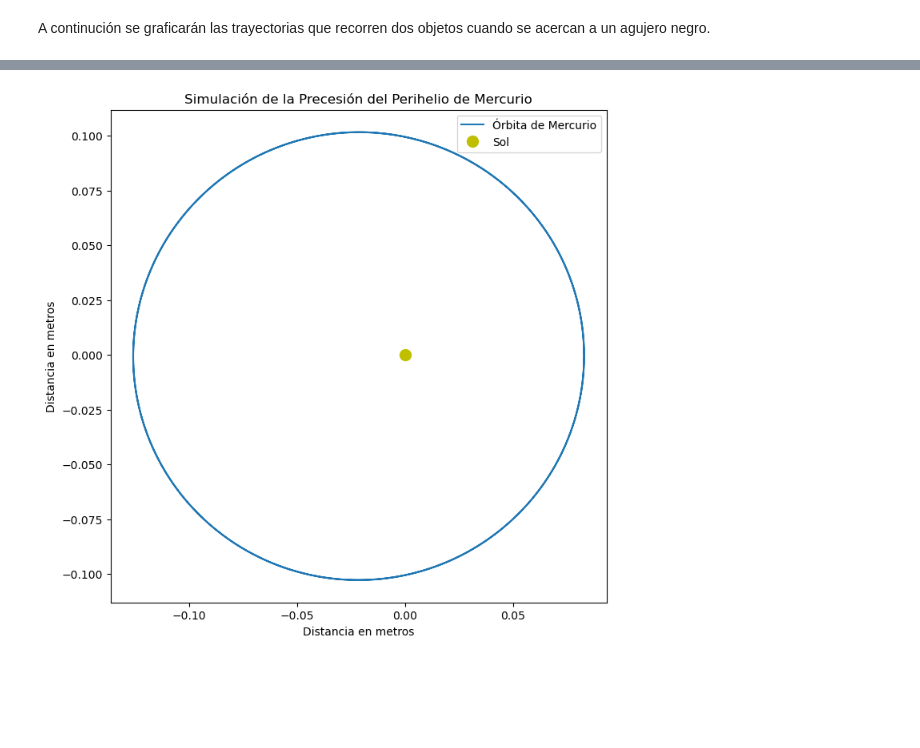
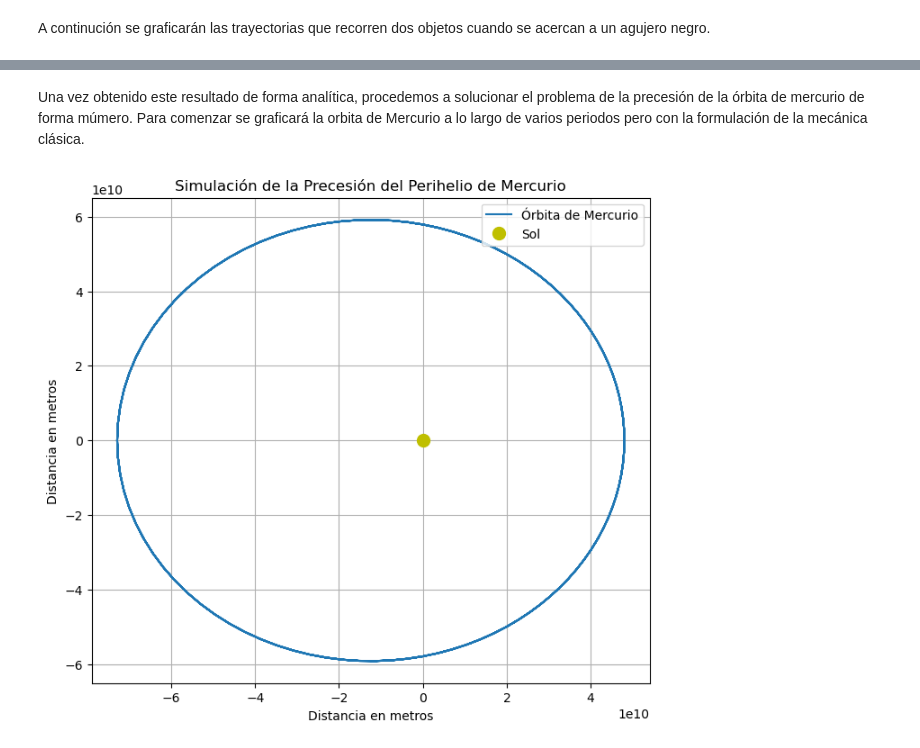
Before and after one commit to jerolg/FISICA_TEORICA_2, a Jupyter notebook: T4_Relatividad/Tarea04.ipynb, the cells around one changed output, grey strips where cells are left out. Drawn from its saved outputs; the diff is of its cells as text; code cells hidden in the pictures; blank space fills up the shorter version.

```diff
--- a/T4_Relatividad/Tarea04.ipynb
+++ b/T4_Relatividad/Tarea04.ipynb
@@ -162,8 +172,8 @@ e = 0.05 # procentaje de la vel. de la luz a la que viaja el objeto
 v0 = 3*[e*c*np.sqrt(3)**-1] # velocidad inicial del objeto
 
 t0 = 0 # Tiempo propio inicial
-tf = 20 # Tiempo propio final
-n_puntos = 200
+tf = 15 # Tiempo propio final
+n_puntos = 300
 t_eval = np.linspace(t0, tf, n_puntos)
 t_span = (t0, tf)
 rs = 2*G*M/c**2 # Radio de Schwarzschild
@@ -286,47 +298,46 @@ $$r(\phi) = \frac{L^2}{GM} \frac{1}{1 + e \cos\left(\phi - \delta\phi\right)}$$
+# %% [markdown]
+Una vez obtenido este resultado de forma analítica, procedemos a solucionar el problema de la precesión de la órbita de mercurio de forma múmero. Para comenzar se graficará la orbita de Mercurio a lo largo de varios periodos pero con la formulación de la mecánica clásica.
 # %%
-G = 1  # Constante gravitatoria en m^3 kg^-1 s^-2
-M = 10  # Masa de Mercurio en kg
-m = 1
-T = 10 # Período orbital en días
+# Parámetros orbitales de Mercurio
+G = 6.67430e-11  # Constante gravitatoria en m^3 kg^-1 s^-2
+M_sol = 1.989e30  # Masa del Sol en kg
+M_mercurio = 3.3011e23  # Masa de Mercurio en kg
+a = 57.9e9  # Semieje mayor en metros
+T = 88.0  # Período orbital en días
 e = 0.2056  # Excentricidad
-L = 1
-a = L**2/(G*M)
-c = 1
 # Convertir el período a segundos
 
 
 # Calcular la velocidad orbital media
 v_media = 2 * np.pi * a / T
 
 # Simulación durante varios períodos orbitales
 num_periodos = 5
 dt = T / 100  # Paso de tiempo
 pasos = int(T * num_periodos / dt)
 posiciones_x = []
 posiciones_y = []
-thet = np.linspace(0, 4*np.pi, pasos)
 
 for paso in range(pasos):
     t = paso * dt
-    theta = thet[paso]
-    alpha = 2*(3*G*m/ c**2 ) * (1/r**2)
-    alpha = 1/(np.sqrt(1 + (6*(G**2)* (M**2) * m**2)/r*c**2))
+    theta = 2 * np.pi * t / T  # Ángulo actual en la órbita
     # Posición de Mercurio en su órbita elíptica
-    r = a / (1 + e * np.cos(theta - alpha))
-    x = r * np.cos(theta + alpha)
-    y = r * np.sin(theta + alpha)
+    r = a / (1 + e * np.cos(theta))
+    x = r * np.cos(theta )
+    y = r * np.sin(theta)
 
     posiciones_x.append(x)
     posiciones_y.append(y)
 
 # Visualización
-plt.figure(figsize=(8, 8))
+plt.figure(figsize=(8, 7))
 plt.plot(posiciones_x, posiciones_y, label='Órbita de Mercurio')
 plt.plot(0, 0, 'yo', markersize=10, label='Sol')  # Posición del Sol
 plt.xlabel('Distancia en metros')
 plt.ylabel('Distancia en metros')
 plt.legend()
+plt.grid()
 plt.title('Simulación de la Precesión del Perihelio de Mercurio')
 plt.show()
 # %% [output]
-[figure, old version]
+[figure, new version]
```
Also changed, not shown: parts of 11 cells of this notebook.
